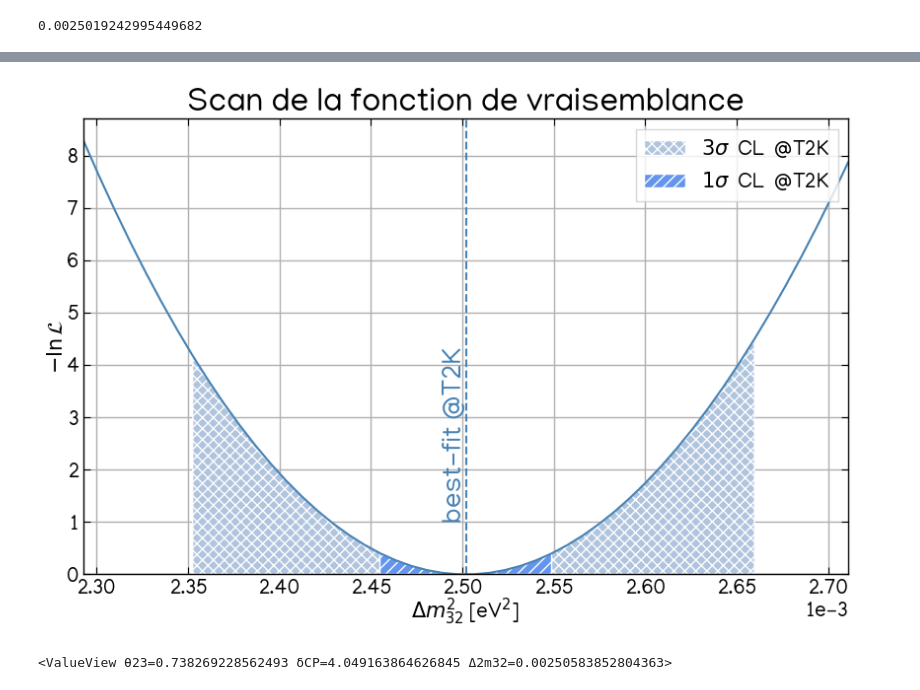
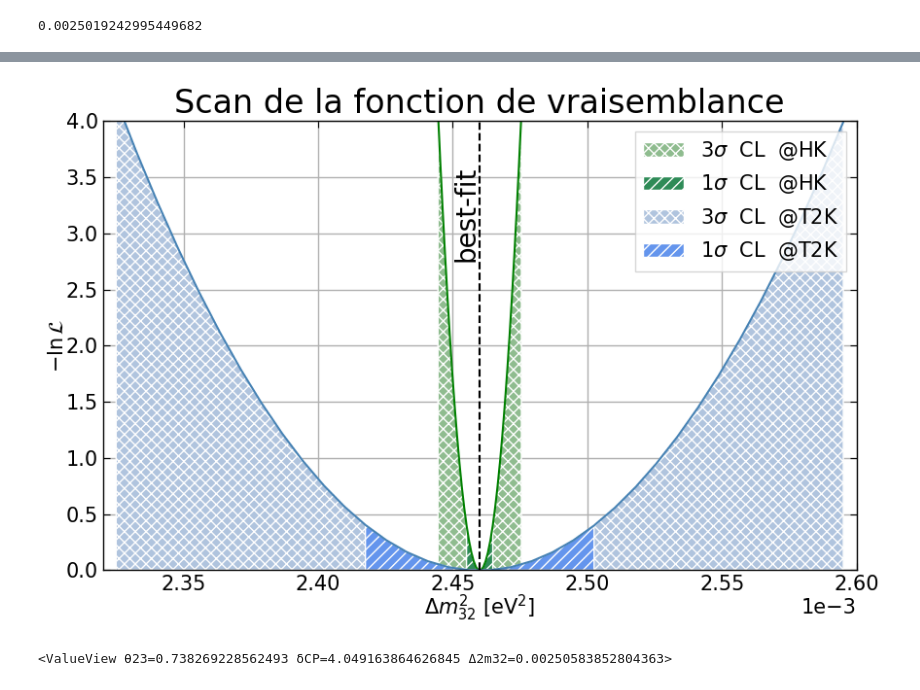
Before and after one commit to pboistier/energy-effects-T2K, a Jupyter notebook: docs/source/notebooks/minuit_fit.ipynb, the cells around one changed output, grey strips where cells are left out. Cells and saved outputs as stored; diff of their text form; code cells hidden in the pictures.

```diff
--- a/docs/source/notebooks/minuit_fit.ipynb
+++ b/docs/source/notebooks/minuit_fit.ipynb
@@ -188,4 +226,5 @@ plt.show()
 [figure]
 # %%
 t2k_likelihood.errordef = Minuit.LIKELIHOOD
+hk_likelihood.errordef = Minuit.LIKELIHOOD
 # %%
@@ -198,8 +244,12 @@ m = Minuit(
 # %%
-m.fixed["θ23"] = True
-m.fixed["δCP"] = True
+m_sk.fixed["θ23"] = True
+m_sk.fixed["δCP"] = True
+
+m_hk.fixed["θ23"] = True
+m_hk.fixed["δCP"] = True
 # %%
-m.limits = [(0, 2 * np.pi), (-np.pi, np.pi), (0, 5e-3)]
+m_sk.limits = [(0, 2 * np.pi), (-np.pi, np.pi), (0, 5e-3)]
+m_hk.limits = [(0, 2 * np.pi), (-np.pi, np.pi), (0, 5e-3)]
 # %%
 # m.errors = 1e-6
 # %%
@@ -289,26 +401,60 @@ a, fa, ok = m.mnprofile("Δ2m32", bound=4, size=50, subtract_min=True)
+# %%
+a_sk, fa_sk, ok_sk = m_sk.mnprofile("Δ2m32", bound=4, size=50, subtract_min=True)
+a_hk, fa_hk, ok_hk = m_hk.mnprofile("Δ2m32", bound=4, size=50, subtract_min=True)
 # %%
-plt.plot(a, fa, c="steelblue")
+plt.plot(a_hk, fa_hk, c="green")
+plt.plot(a_sk, fa_sk, c="steelblue")
 
 # plt.fill_between(x=[])
 
-plt.axvline(x=m.values["Δ2m32"], linestyle="--", c="steelblue")
+
+plt.axvline(x=m_sk.values["Δ2m32"], linestyle="--", c="black")
 ax = plt.gca()
 plt.text(
-    x=m.values["Δ2m32"],
-    y=0.5,
-    s=r"best-fit @T2K",
+    x=m_sk.values["Δ2m32"],
+    y=0.9,
+    s=r"best-fit",
     ha="right",
     va="top",
     rotation=90,
     transform=ax.get_xaxis_transform(),
-    c="steelblue",
+    c="black",
+)
+
+
+plt.fill_between(
+    x=a_hk,
+    y1=fa_hk,
+    where=[
+        (e < m_hk.values["Δ2m32"] + 0.016e-3 and e > m_hk.values["Δ2m32"] - 0.016e-3)
+        for e in a_hk
+    ],
+    label=r"$3\sigma$  CL  @HK",
+    hatch="xxx",
+    ec="white",
+    fc="darkseagreen",
+)
+
+
+plt.fill_between(
+    x=a_hk,
+    y1=fa_hk,
+    where=[
+        (e < m_hk.values["Δ2m32"] + 0.005e-3 and e > m_hk.values["Δ2m32"] - 0.005e-3)
+        for e in a_hk
+    ],
+    label=r"$1\sigma$  CL  @HK",
+    hatch="///",
+    ec="white",
+    fc="seagreen",
 )
 
 plt.fill_between(
-    x=a,
-    y1=fa,
+    x=a_sk,
+    y1=fa_sk,
     where=[
-        (e < m.values["Δ2m32"] + 0.16e-3 and e > m.values["Δ2m32"] - 0.15e-3) for e in a
+        (e < m_sk.values["Δ2m32"] + 0.14e-3 and e > m_sk.values["Δ2m32"] - 0.14e-3)
+        for e in a_sk
     ],
     label=r"$3\sigma$  CL  @T2K",
     hatch="xxx",
@@ -316,11 +462,13 @@ plt.fill_between(
     fc="lightsteelblue",
 )
 
+
 plt.fill_between(
-    x=a,
-    y1=fa,
+    x=a_sk,
+    y1=fa_sk,
     where=[
-        (e < m.values["Δ2m32"] + 0.05e-3 and e > m.values["Δ2m32"] - 0.05e-3) for e in a
+        (e < m_sk.values["Δ2m32"] + 0.05e-3 and e > m_sk.values["Δ2m32"] - 0.05e-3)
+        for e in a_sk
     ],
     label=r"$1\sigma$  CL  @T2K",
     hatch="///",
@@ -330,6 +478,7 @@ plt.fill_between(
 
 ax = plt.gca()
 # ax.xaxis.set_major_formatter(ticker.StrMethodFormatter("{x:.3f}"))
+
 ax.ticklabel_format(axis="x", style="sci", scilimits=(-3, -3))
 plt.ylim(bottom=0)
 # plt.xscale("log")
@@ -340,7 +489,9 @@ plt.ylabel(r"$-\ln \mathcal{L}$")
 plt.title(r"Scan de la fonction de vraisemblance")
 plt.legend(loc=1)
 # plt.legend(loc=1, title="T2K stat.\n" + r"${\Delta m^2_{32}}^\text{bf} =$" + r"${:.2f}$".format(m.values["Δ2m32"]*1e+3) + r"$\times 10^{-3}$", title_fontsize=15, fontsize=15)
-plt.autoscale(enable=True, axis="x", tight=True)
+# plt.autoscale(enable=True, axis="x", tight=True)
+plt.ylim(top=4)
+plt.xlim(2.32e-3, 2.6e-3)
 
 plt.show()
 # %% [output]
@@ -347,4 +515,4 @@ plt.show()
-[figure, old version]
+[figure, new version]
 # %%
 sk_hist_fit = sk_hist(*m.values)
 # %%
```
Also changed, not shown: parts of 15 cells of this notebook, 1 other file.
